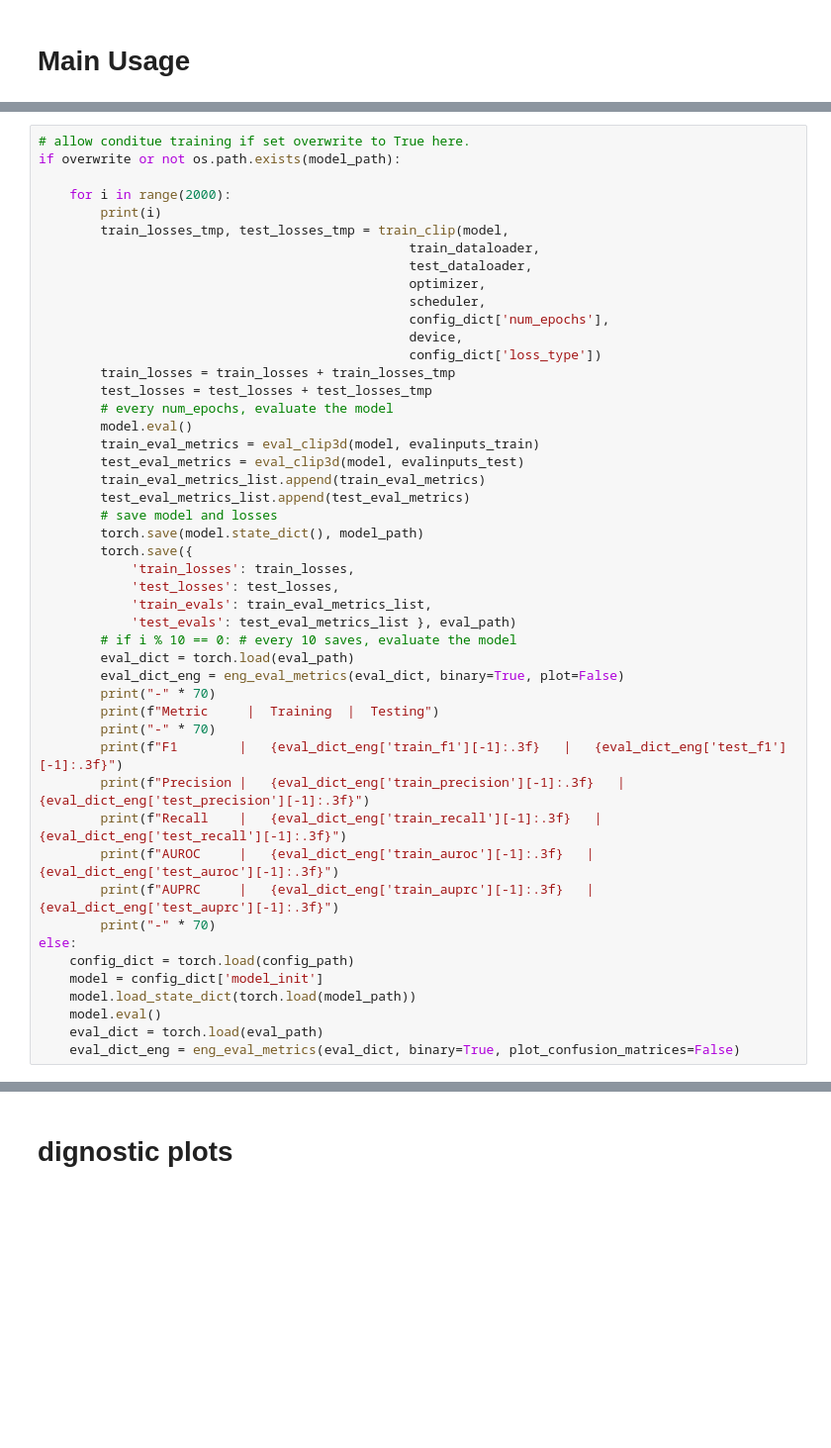
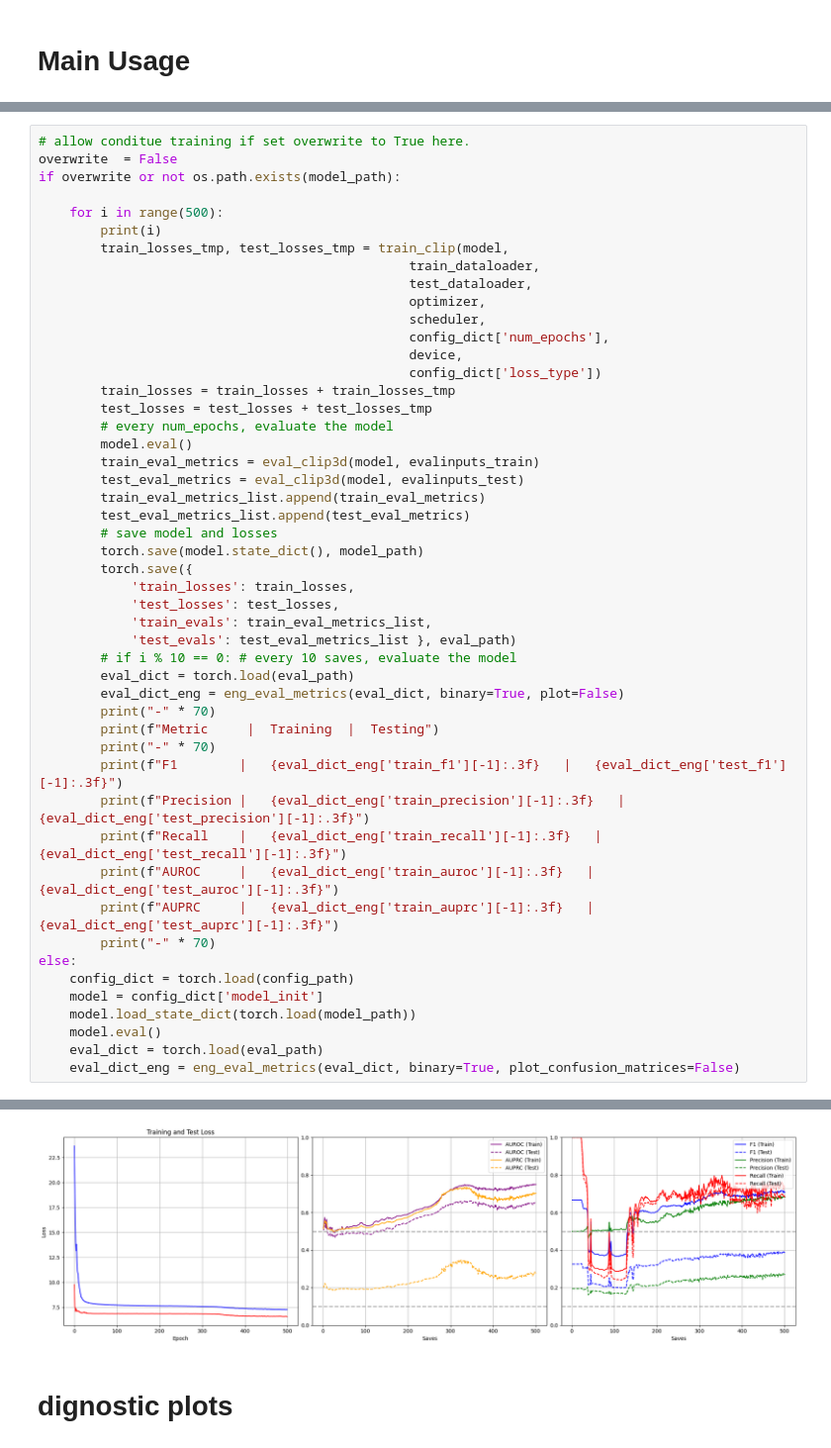
Before and after one commit to JiaxingQiu/llm_nicu_vitalsigns, a Jupyter notebook: script/CLIP/main.ipynb, the cells around one changed output, grey strips where cells are left out. Shown at 99% size. Cells and saved outputs as stored; diff of their text form; blank space fills up the shorter version.

```diff
--- a/script/CLIP/main.ipynb
+++ b/script/CLIP/main.ipynb
@@ -419,8 +403,9 @@ Non-trainable params: 0
 # %%
 # allow conditue training if set overwrite to True here.
+overwrite  = False
 if overwrite or not os.path.exists(model_path):
 
-    for i in range(2000):
+    for i in range(500):
         print(i)
         train_losses_tmp, test_losses_tmp = train_clip(model,
                                                 train_dataloader,
@@ -485,3 +453,4 @@ AUPRC     |   0.505   |   0.201
+[figure, added]
 # %% [markdown]
 # dignostic plots
 # %%
```
Also changed, not shown: parts of 7 cells of this notebook, 19 other files.
